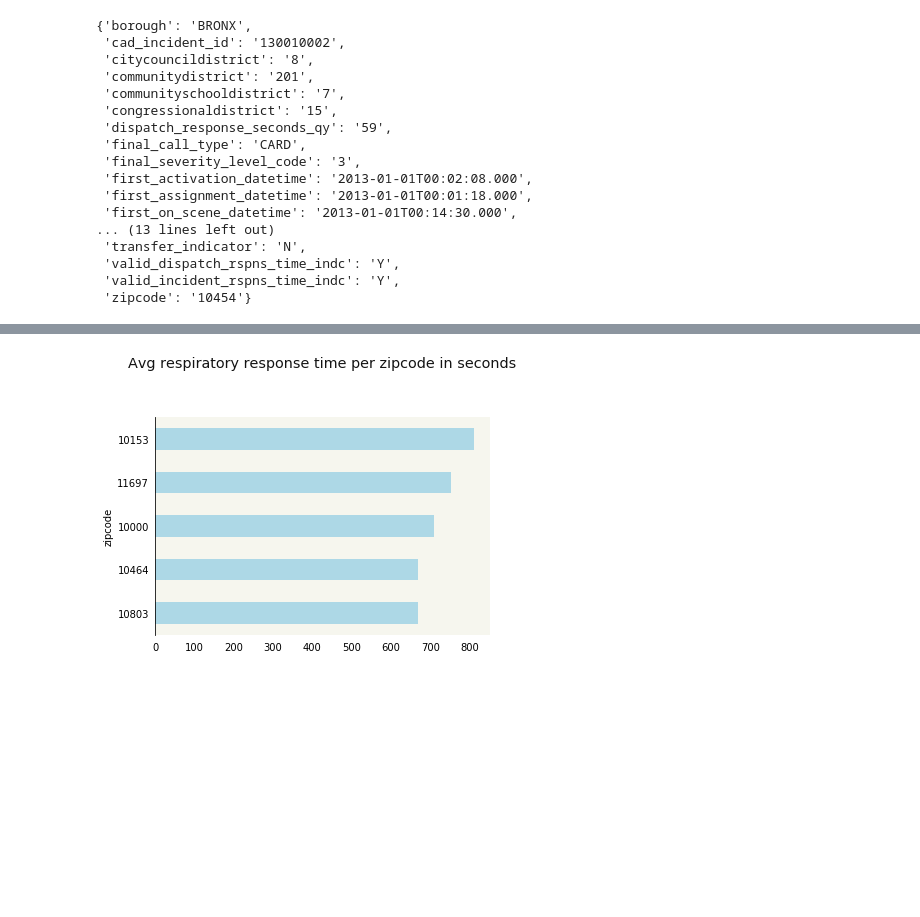
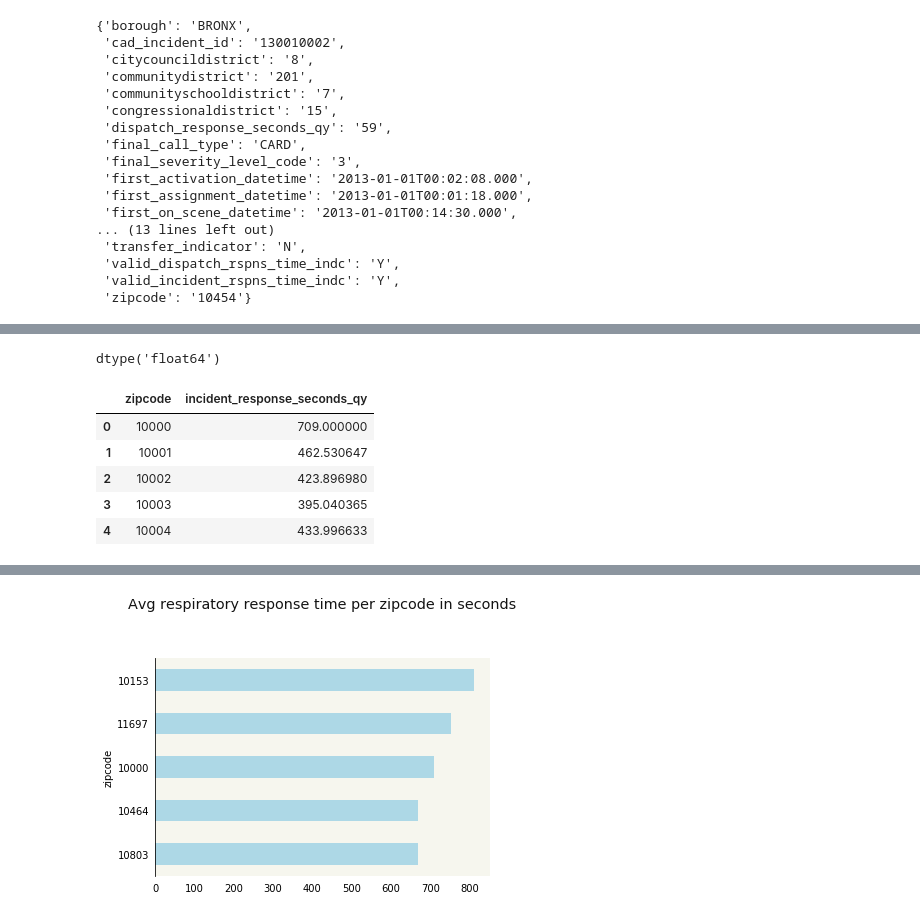
Before and after one commit to adrianblanco/data-studio, a Jupyter notebook: projects/01-ems/analysis/ems.ipynb, the cells around one changed output, grey strips where cells are left out. Drawn from its saved outputs; the diff is of its cells as text; code cells hidden in the pictures; blank space fills up the shorter version.

```diff
--- a/projects/01-ems/analysis/ems.ipynb
+++ b/projects/01-ems/analysis/ems.ipynb
@@ -659,0 +681,14 @@ card_df['incident_response_seconds_qy'] = card_df['incident_response_seconds_qy'
+# %%
+zipcodes_data_card.dtypes
+# %% [output]
+dtype('float64')
+# %%
+zipcodes_data_card = zipcodes_data_card.reset_index()
+zipcodes_data_card.head()
+# %% [output]
+|  | zipcode | incident_response_seconds_qy |
+| 0 | 10000 | 709.000000 |
+| 1 | 10001 | 462.530647 |
+| 2 | 10002 | 423.896980 |
+| 3 | 10003 | 395.040365 |
+| 4 | 10004 | 433.996633 |
```
Also changed, not shown: parts of 6 cells of this notebook, 14 other files.
